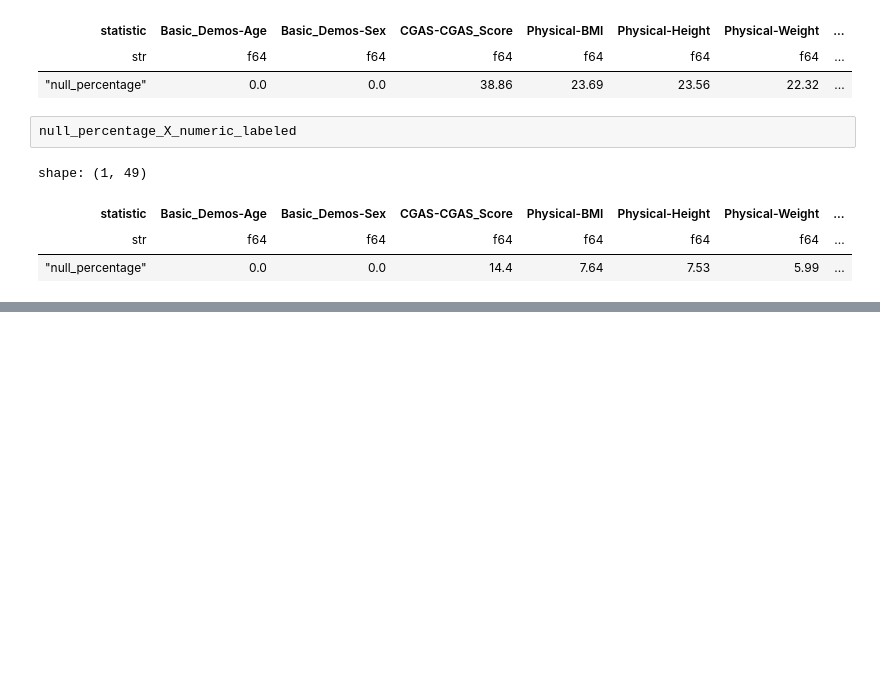
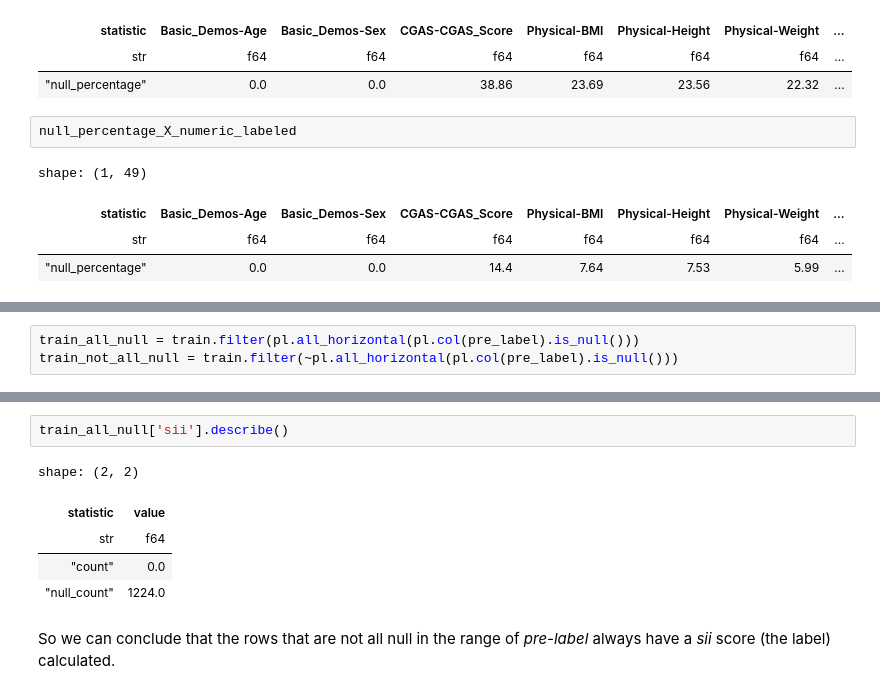
Before and after one commit to fbaltor/problematic-internet-use, a Jupyter notebook: data-exploration.ipynb, the cells around one changed output, grey strips where cells are left out. Cells and saved outputs as stored; diff of their text form; blank space fills up the shorter version.

Commit message:
studying null distribuition in pre-label (PCIAT) train data

```diff
--- a/data-exploration.ipynb
+++ b/data-exploration.ipynb
@@ -388,0 +369,3 @@ shape: (1, 49)
+# %%
+train_all_null = train.filter(pl.all_horizontal(pl.col(pre_label).is_null()))
+train_not_all_null = train.filter(~pl.all_horizontal(pl.col(pre_label).is_null()))
@@ -388,0 +418,10 @@ shape: (1, 49)
+# %%
+train_all_null['sii'].describe()
+# %% [output]
+shape: (2, 2)
+| statistic | value |
+| str | f64 |
+| "count" | 0.0 |
+| "null_count" | 1224.0 |
+# %% [markdown]
+So we can conclude that the rows that are not all null in the range of _pre-label_ always have a _sii_ score (the label) calculated.
```
Also changed, not shown: parts of 12 cells of this notebook.
